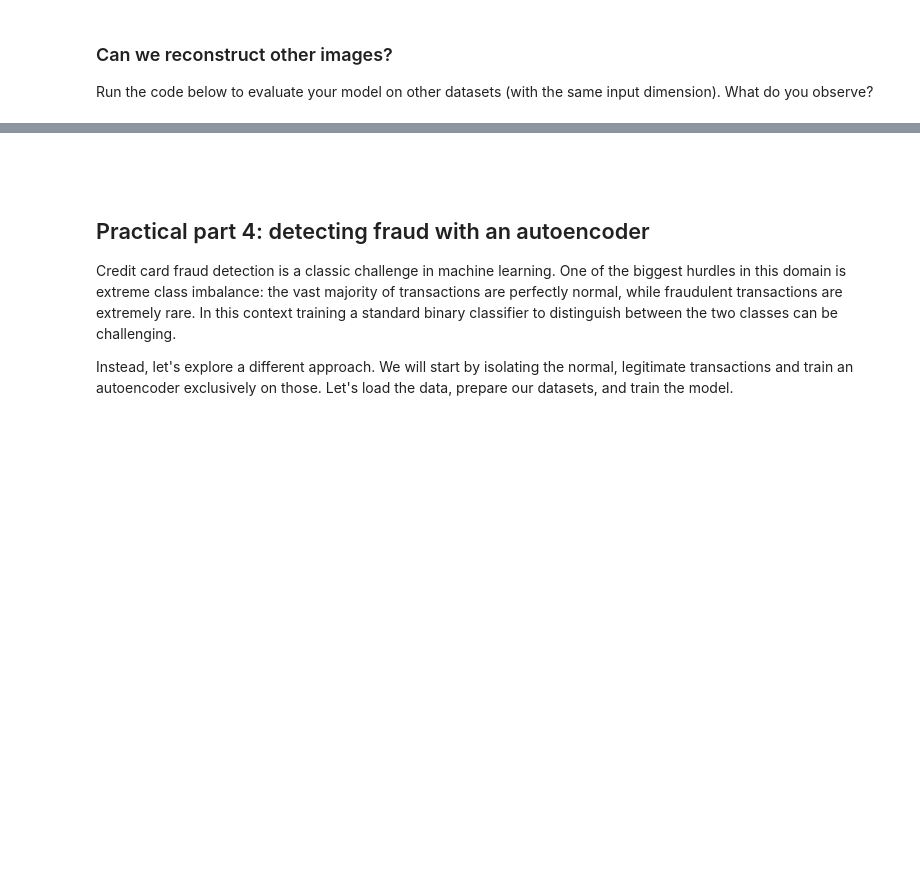
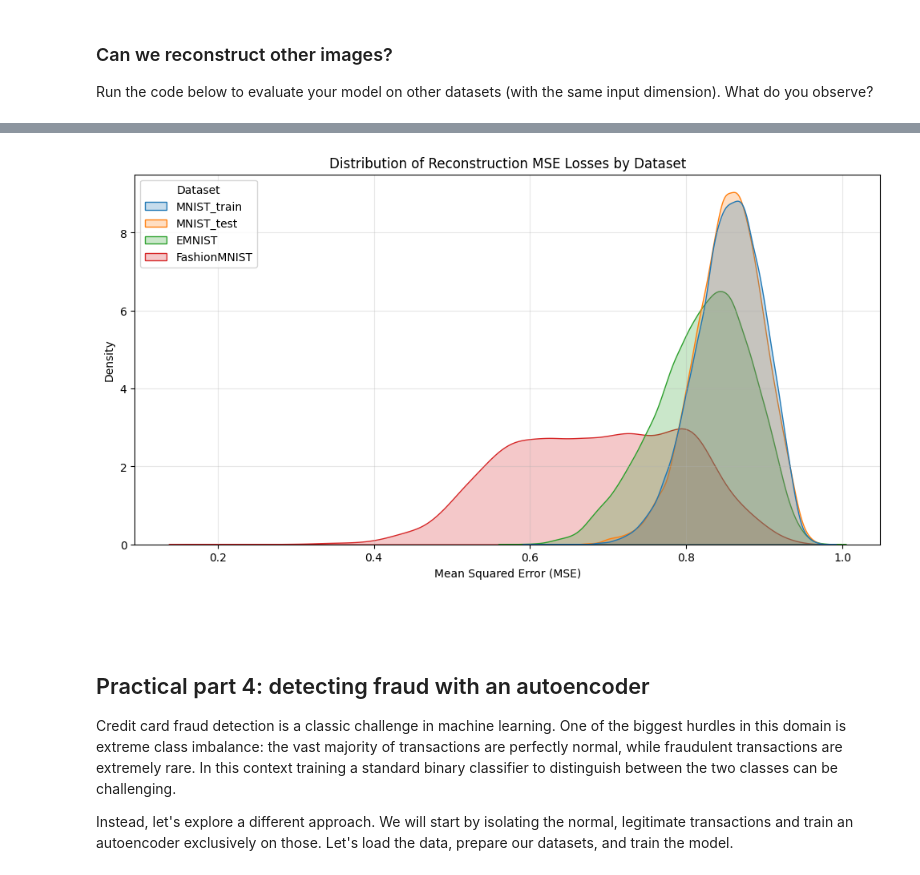
Before and after one commit to mehslambo/deepl-practicals, a Jupyter notebook: practicals/P1.2_Word_embedding_and_autoencoder.ipynb, the cells around one changed output, grey strips where cells are left out. Drawn from its saved outputs; the diff is of its cells as text; code cells hidden in the pictures; blank space fills up the shorter version.

```diff
--- a/practicals/P1.2_Word_embedding_and_autoencoder.ipynb
+++ b/practicals/P1.2_Word_embedding_and_autoencoder.ipynb
@@ -795,36 +818,38 @@ def get_mse_losses(dataset, model, batch_size=128):
     loader = DataLoader(dataset, batch_size=batch_size, shuffle=False, num_workers=2)
     with torch.no_grad():
         for images, _ in loader:
-            images = images.to("cuda")
+            # images = images.to("cuda")
             recon, _ = model(images)
             # Calculate per-sample MSE: mean over channels, height, and width
             loss = F.mse_loss(recon, images, reduction='none').mean(dim=[1, 2, 3])
             losses.extend(loss.cpu().tolist())
     return losses
 
 results = []
 
 mnist_train_losses = get_mse_losses(train_dataset, model)
 for l in mnist_train_losses:
     results.append({'MSE_Loss': l, 'Dataset': 'MNIST_train'})
 mnist_test_losses = get_mse_losses(test_dataset, model)
 for l in mnist_test_losses:
     results.append({'MSE_Loss': l, 'Dataset': 'MNIST_test'})
 emnist_losses = get_mse_losses(EMNIST_dataset, model)
 for l in emnist_losses:
     results.append({'MSE_Loss': l, 'Dataset': 'EMNIST'})
 fashion_mnist_losses = get_mse_losses(FashionMNIST_dataset, model)
 for l in fashion_mnist_losses:
     results.append({'MSE_Loss': l, 'Dataset': 'FashionMNIST'})
 
 loss_df = pd.DataFrame(results)
 plt.figure(figsize=(12, 6))
 sns.kdeplot(data=loss_df, x='MSE_Loss', hue='Dataset', common_norm=False, fill=True)
 plt.title('Distribution of Reconstruction MSE Losses by Dataset')
 plt.xlabel('Mean Squared Error (MSE)')
 plt.ylabel('Density')
 plt.grid(True, alpha=0.3)
 plt.show()
+# %% [output]
+[figure, added]
 # %% [markdown]
 ##
 # %%
```
Also changed, not shown: parts of 5 cells of this notebook.
